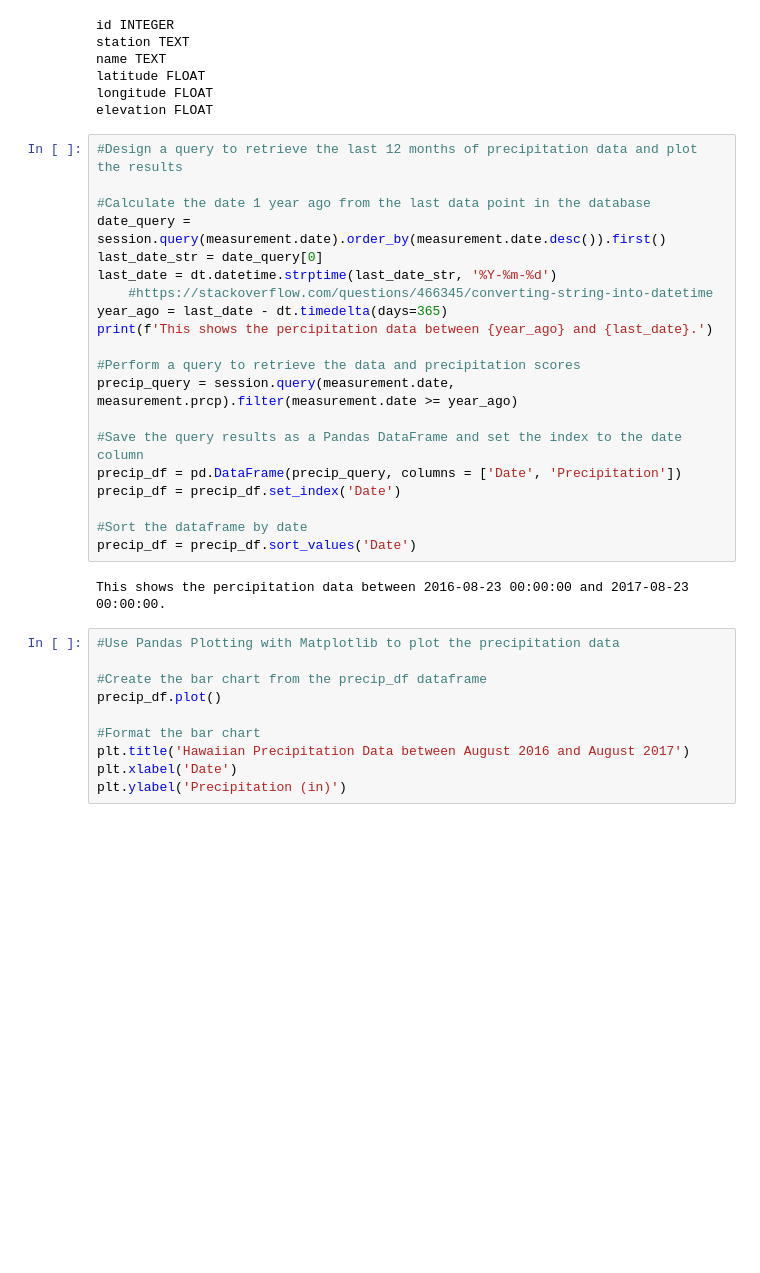
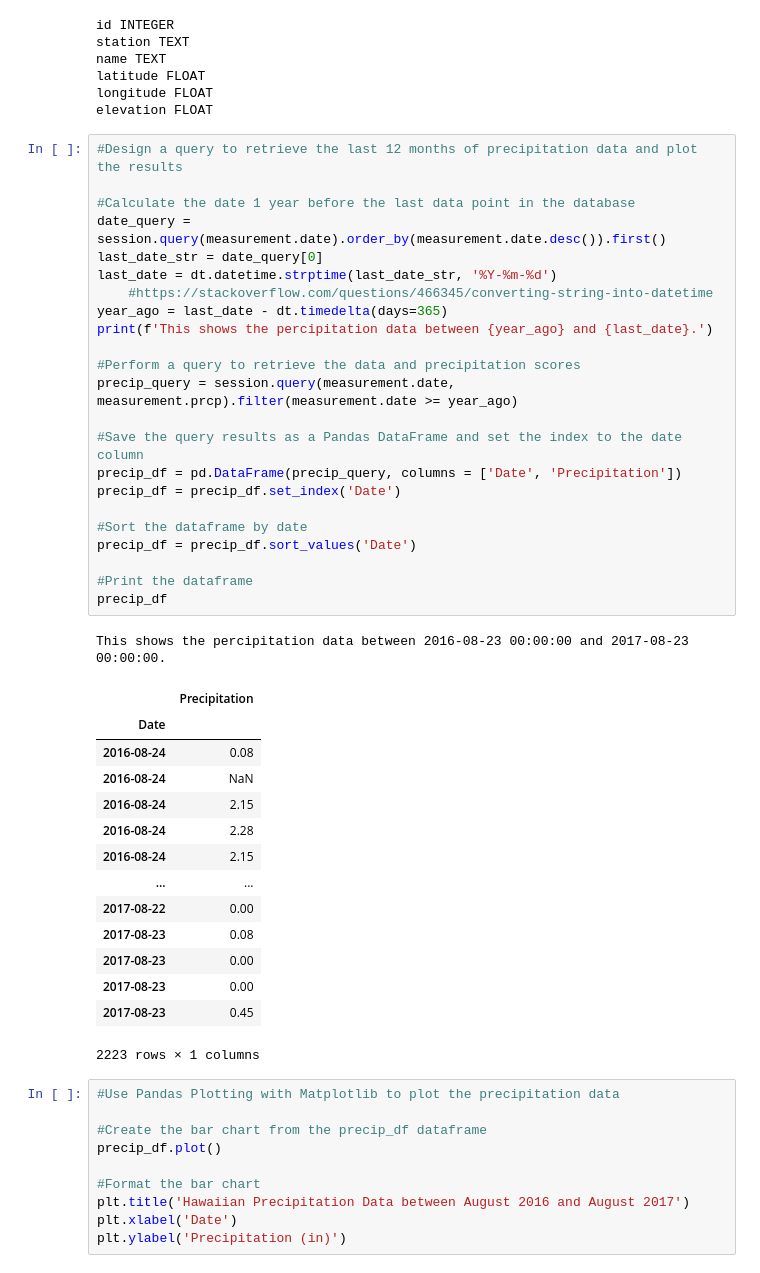
Before and after one commit to blhawkins/10.sqlalchemy-challenge, a Jupyter notebook: climate.ipynb, the cells around one changed output. Saved outputs shown, nothing was run; the diff lists cells and outputs as text; blank space fills up the shorter version.

```diff
--- a/climate.ipynb
+++ b/climate.ipynb
@@ -70,25 +72,42 @@ elevation FLOAT
 # %%
 #Design a query to retrieve the last 12 months of precipitation data and plot the results
 
-#Calculate the date 1 year ago from the last data point in the database
+#Calculate the date 1 year before the last data point in the database
 date_query = session.query(measurement.date).order_by(measurement.date.desc()).first()
 last_date_str = date_query[0]
 last_date = dt.datetime.strptime(last_date_str, '%Y-%m-%d')
     #https://stackoverflow.com/questions/466345/converting-string-into-datetime
 year_ago = last_date - dt.timedelta(days=365)
 print(f'This shows the percipitation data between {year_ago} and {last_date}.')
 
 #Perform a query to retrieve the data and precipitation scores
 precip_query = session.query(measurement.date, measurement.prcp).filter(measurement.date >= year_ago)
 
 #Save the query results as a Pandas DataFrame and set the index to the date column
 precip_df = pd.DataFrame(precip_query, columns = ['Date', 'Precipitation'])
 precip_df = precip_df.set_index('Date')
 
 #Sort the dataframe by date
 precip_df = precip_df.sort_values('Date')
+
+#Print the dataframe
+precip_df
 # %% [output]
 This shows the percipitation data between 2016-08-23 00:00:00 and 2017-08-23 00:00:00.
+|  | Precipitation |
+| Date |  |
+| 2016-08-24 | 0.08 |
+| 2016-08-24 | NaN |
+| 2016-08-24 | 2.15 |
+| 2016-08-24 | 2.28 |
+| 2016-08-24 | 2.15 |
+| ... | ... |
+| 2017-08-22 | 0.00 |
+| 2017-08-23 | 0.08 |
+| 2017-08-23 | 0.00 |
+| 2017-08-23 | 0.00 |
+| 2017-08-23 | 0.45 |
+2223 rows × 1 columns
 # %%
 #Use Pandas Plotting with Matplotlib to plot the precipitation data
 
```
Also changed, not shown: parts of 8 cells of this notebook.
